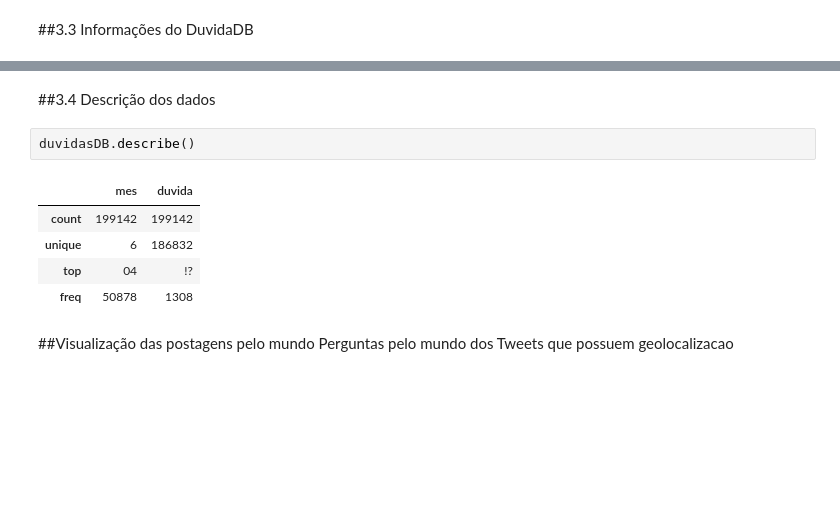
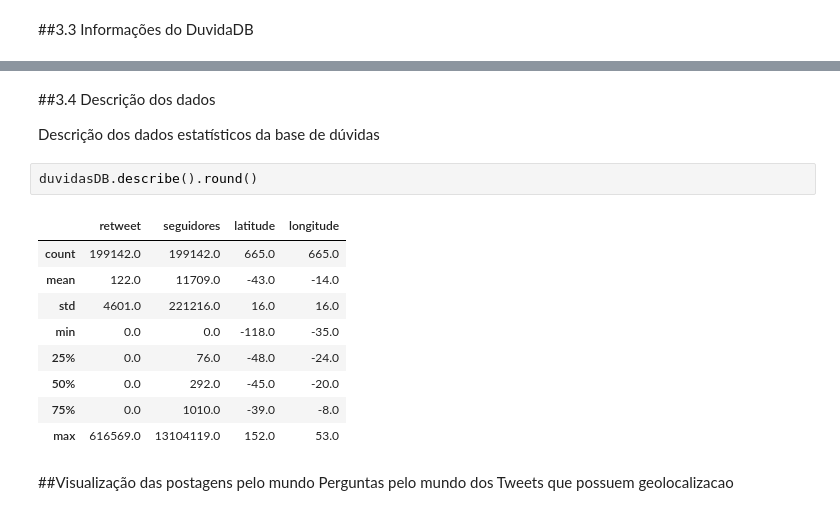
Before and after one commit to albert-melo/ProgCiencia-de-Dados, a Jupyter notebook: WorkProgCienciaDados.ipynb, the cells around one changed output, grey strips where cells are left out. Saved outputs shown, nothing was run; the diff lists cells and outputs as text; blank space fills up the shorter version.

```diff
--- a/WorkProgCienciaDados.ipynb
+++ b/WorkProgCienciaDados.ipynb
@@ -303,13 +278,19 @@ memory usage: 3.0+ MB
 # %% [markdown]
 ##3.4 Descrição dos dados
+
+Descrição dos dados estatísticos da base de dúvidas
 # %%
-duvidasDB.describe()
+duvidasDB.describe().round()
 # %% [output]
-|  | mes | duvida |
-| count | 199142 | 199142 |
-| unique | 6 | 186832 |
-| top | 04 | !? |
-| freq | 50878 | 1308 |
+|  | retweet | seguidores | latitude | longitude |
+| count | 199142.0 | 199142.0 | 665.0 | 665.0 |
+| mean | 122.0 | 11709.0 | -43.0 | -14.0 |
+| std | 4601.0 | 221216.0 | 16.0 | 16.0 |
+| min | 0.0 | 0.0 | -118.0 | -35.0 |
+| 25% | 0.0 | 76.0 | -48.0 | -24.0 |
+| 50% | 0.0 | 292.0 | -45.0 | -20.0 |
+| 75% | 0.0 | 1010.0 | -39.0 | -8.0 |
+| max | 616569.0 | 13104119.0 | 152.0 | 53.0 |
 # %% [markdown]
 ##Visualização das postagens pelo mundo
 Perguntas pelo mundo dos Tweets que possuem geolocalizacao
```
Also changed, not shown: parts of 16 cells of this notebook.
